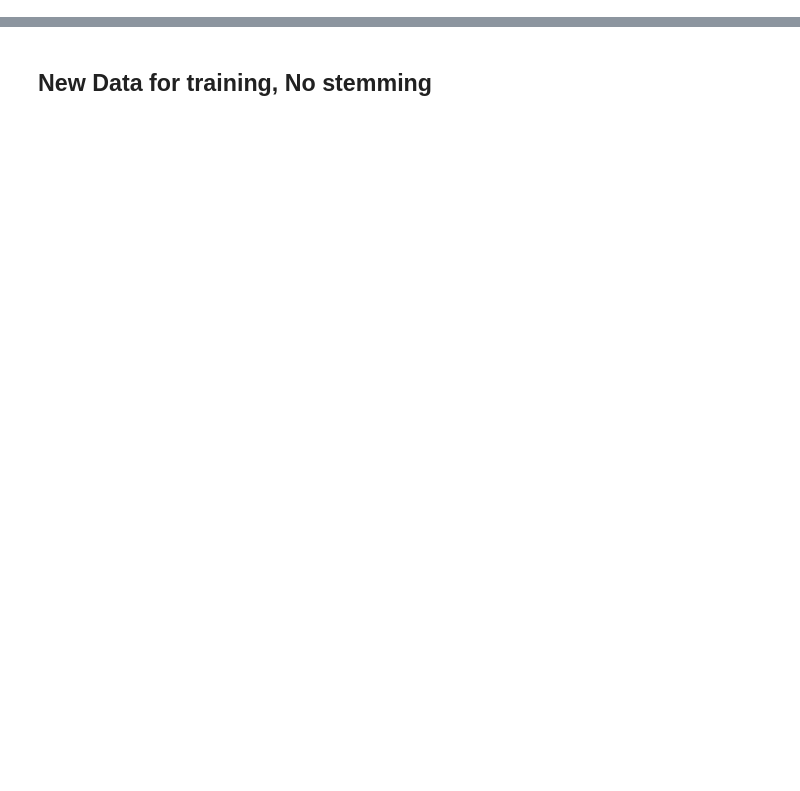
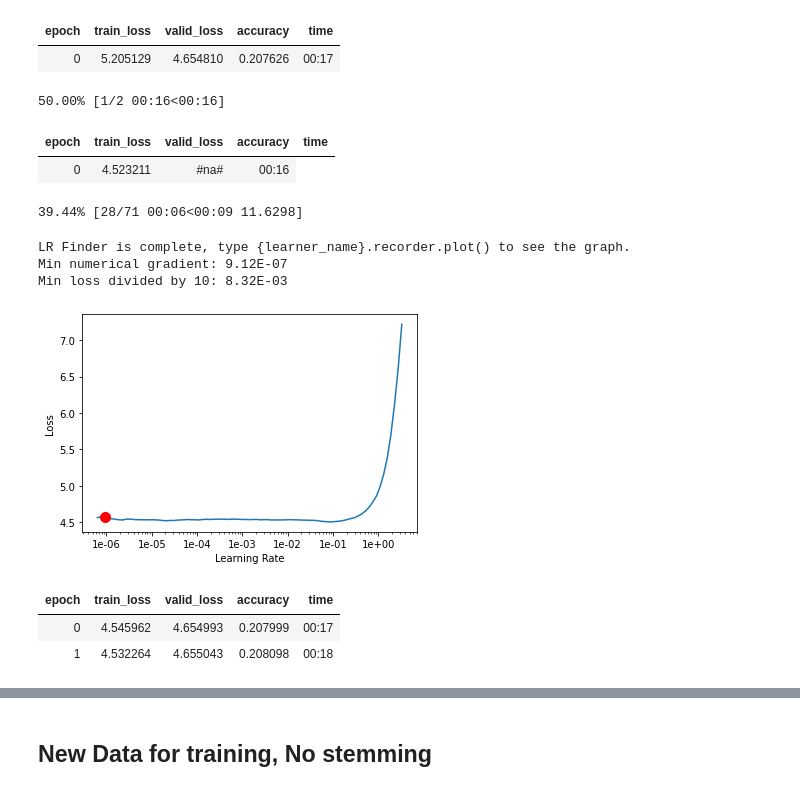
Before and after one commit to arulpugazh/ath_sentiment_analysis, a Jupyter notebook: ULMFIT - Experiment with different combinations.ipynb, the cells around one changed output, grey strips where cells are left out. Saved outputs shown, nothing was run; the diff lists cells and outputs as text; code cells hidden in the pictures; blank space fills up the shorter version.

```diff
--- a/ULMFIT - Experiment with different combinations.ipynb
+++ b/ULMFIT - Experiment with different combinations.ipynb
@@ -238,0 +317,5 @@ def train_model(type_data="all", preprocessing="all"):
+# %%
+learn.fit_one_cycle(1, min_grad_lr)
+# %% [output]
+| epoch | train_loss | valid_loss | accuracy | time |
+| 0 | 5.205129 | 4.654810 | 0.207626 | 00:17 |
@@ -238,0 +324,19 @@ def train_model(type_data="all", preprocessing="all"):
+# %%
+learn.lr_find()
+learn.recorder.plot(suggestion=True)
+min_grad_lr = learn.recorder.min_grad_lr
+# %% [output]
+50.00% [1/2 00:16<00:16]
+| epoch | train_loss | valid_loss | accuracy | time |
+| 0 | 4.523211 | #na# | 00:16 |
+39.44% [28/71 00:06<00:09 11.6298]
+LR Finder is complete, type {learner_name}.recorder.plot() to see the graph.
+Min numerical gradient: 9.12E-07
+Min loss divided by 10: 8.32E-03
+[figure, added]
+# %%
+learn.fit_one_cycle(2, min_grad_lr)
+# %% [output]
+| epoch | train_loss | valid_loss | accuracy | time |
+| 0 | 4.545962 | 4.654993 | 0.207999 | 00:17 |
+| 1 | 4.532264 | 4.655043 | 0.208098 | 00:18 |
```
Also changed, not shown: parts of 25 cells of this notebook, 2 other files.
